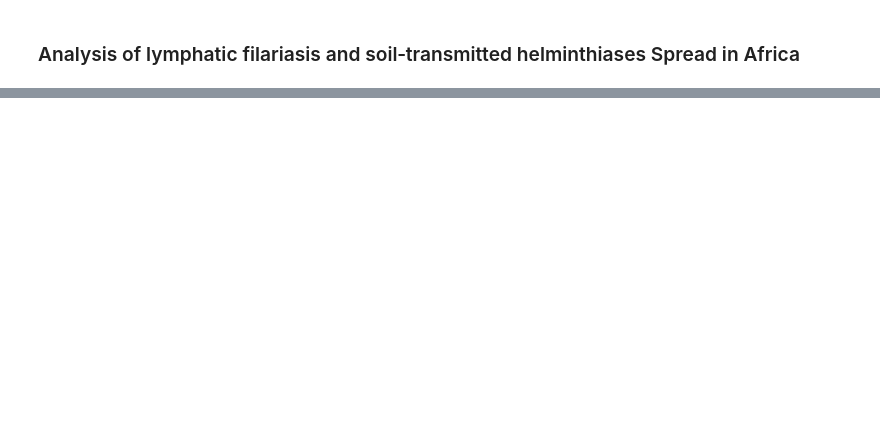
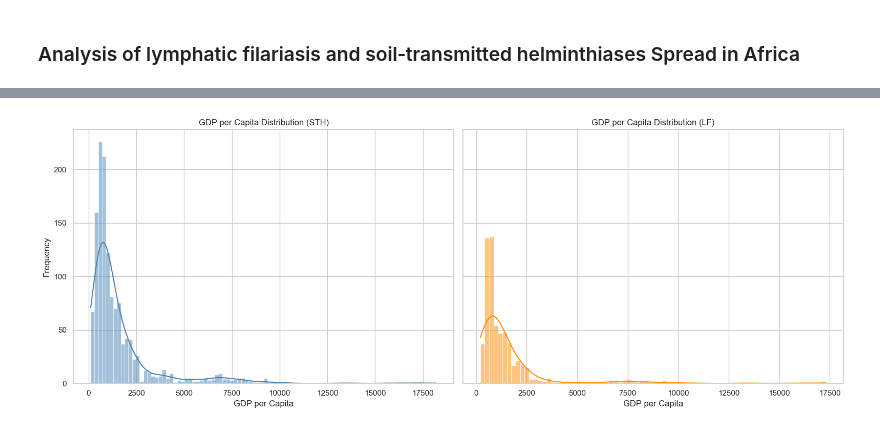
Before and after one commit to zainabkapadia52/NTDs-in-Africa-analysis, a Jupyter notebook: wa.ipynb, the cells around one changed output, grey strips where cells are left out. Saved outputs shown, nothing was run; the diff lists cells and outputs as text; code cells hidden in the pictures; blank space fills up the shorter version.

```diff
--- a/wa.ipynb
+++ b/wa.ipynb
@@ -345,0 +255,15 @@ KeyError: 'baseline_PC'
+# %%
+code_to_name = {'AGO': 'Angola', 'BDI': 'Burundi', 'BEN': 'Benin', 'BFA': 'Burkina Faso', 'BWA': 'Botswana', 'CAF': 'Central African Republic', 'CIV': "Côte d'Ivoire", 'CMR': 'Cameroon',
+                'COD': 'Democratic Republic of the Congo', 'COG': 'Republic of the Congo', 'COM': 'Comoros', 'CPV': 'Cape Verde', 'DZA': 'Algeria', 'ERI': 'Eritrea', 'ETH': 'Ethiopia',
+                'GAB': 'Gabon', 'GHA': 'Ghana', 'GIN': 'Guinea', 'GMB': 'Gambia', 'GNB': 'Guinea-Bissau', 'GNQ': 'Equatorial Guinea', 'KEN': 'Kenya', 'LBR': 'Liberia', 'LSO': 'Lesotho',
+                'MDG': 'Madagascar', 'MLI': 'Mali', 'MOZ': 'Mozambique', 'MRT': 'Mauritania', 'MUS': 'Mauritius', 'MWI': 'Malawi', 'NAM': 'Namibia', 'NER': 'Niger', 'NGA': 'Nigeria', 'RWA': 'Rwanda',
+                'SEN': 'Senegal', 'SLE': 'Sierra Leone', 'SSD': 'South Sudan', 'STP': 'São Tomé and Príncipe', 'SWZ': 'Eswatini', 'SYC': 'Seychelles', 'TCD': 'Chad', 'TGO': 'Togo', 'TZA': 'Tanzania',
+                'UGA': 'Uganda', 'ZAF': 'South Africa', 'ZMB': 'Zambia', 'ZWE': 'Zimbabwe'}
+
+lf['CountryName'] = lf['CountryCode'].map(code_to_name)
+
+fig_lf = px.choropleth(lf,locations='CountryCode',color='Population requiring PC for LF',hover_name='CountryName',animation_frame='Year',color_continuous_scale='Viridis',
+                       range_color=[0, lf['Population requiring PC for LF'].max()],scope='africa',labels={'Population requiring PC for LF':'Pop. requiring PC'},
+                       title='LF: Population Requiring Preventive Chemotherapy Over Time')
+fig_lf.update_layout(margin={"r":0,"t":40,"l":0,"b":0})
+fig_lf.show()
@@ -345,0 +292,22 @@ KeyError: 'baseline_PC'
+# %%
+import statsmodels.api as sm
+
+sns.set(style="whitegrid")
+fig, axes = plt.subplots(1, 2, figsize=(16, 6), sharey=True)
+
+# STH GDP Distribution
+sns.histplot(sth['GDP_per_capita'], kde=True, ax=axes[0], color='steelblue')
+axes[0].set_title('GDP per Capita Distribution (STH)')
+axes[0].set_xlabel('GDP per Capita')
+axes[0].set_ylabel('Frequency')
+
+# LF GDP Distribution
+sns.histplot(lf['GDP_per_capita'], kde=True, ax=axes[1], color='darkorange')
+axes[1].set_title('GDP per Capita Distribution (LF)')
+axes[1].set_xlabel('GDP per Capita')
+axes[1].set_ylabel('')
+
+plt.tight_layout()
+plt.show()
+# %% [output]
+[figure, added]
```
Also changed, not shown: parts of 90 cells of this notebook, 11 other files.
